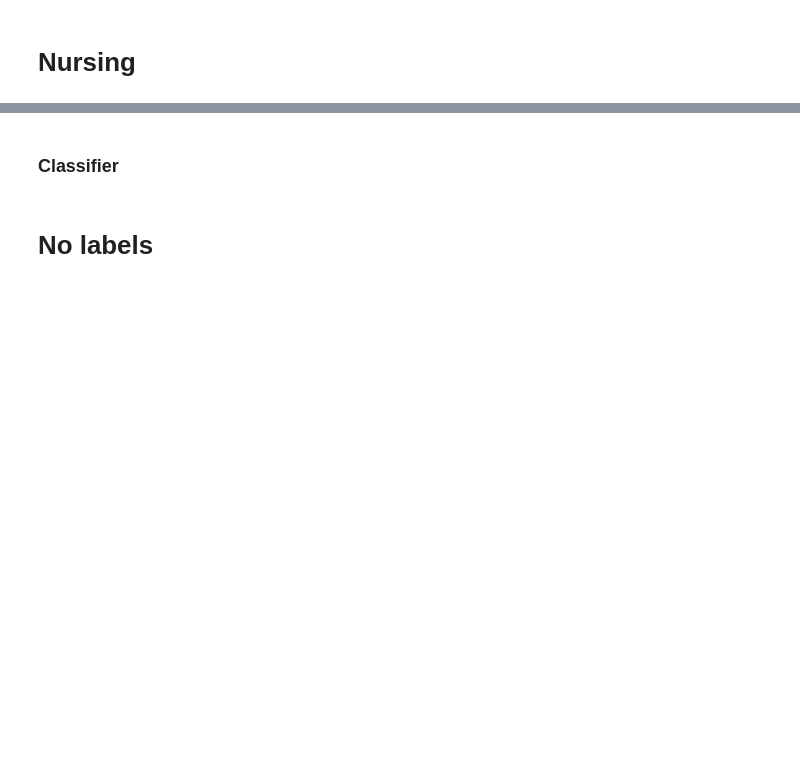
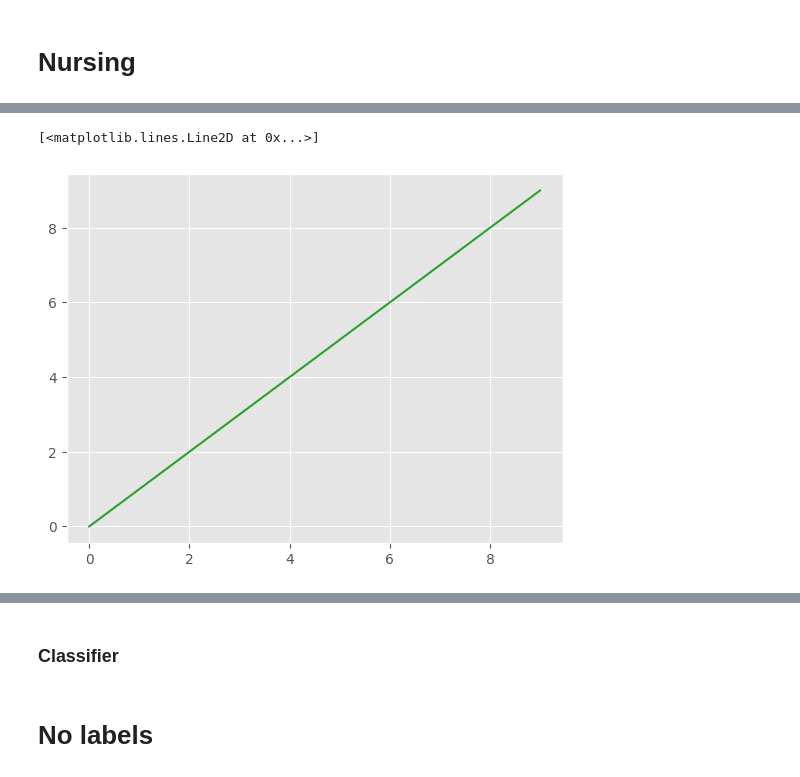
Before and after one commit to Musa-Azeem/eating-detection, a Jupyter notebook: masked_autoencoder.ipynb, the cells around one changed output, grey strips where cells are left out. Saved outputs shown, nothing was run; the diff lists cells and outputs as text; code cells hidden in the pictures; blank space fills up the shorter version.

```diff
--- a/masked_autoencoder.ipynb
+++ b/masked_autoencoder.ipynb
@@ -524,3 +410,9 @@ plt.show()
+# %%
+
+plt.plot(np.arange(10),np.arange(10), color=rgba(2))
+# %% [output]
+[<matplotlib.lines.Line2D at 0x...>]
+[figure, added]
 # %%
 from sklearn.manifold import TSNE
 from sklearn.cluster import KMeans
```
Also changed, not shown: parts of 21 cells of this notebook, 5 other files.
